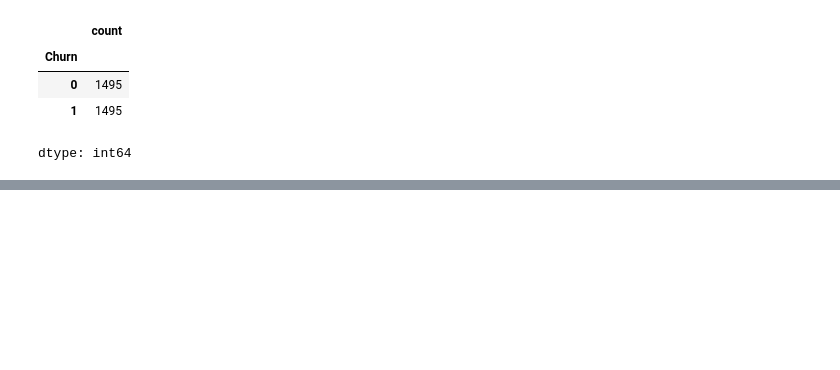
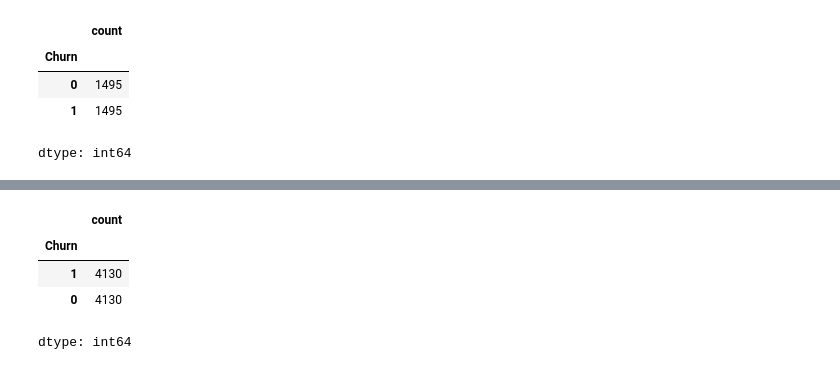
Before and after one commit to SutikshanUpman/Customer-churn-prediction, a Jupyter notebook: main.ipynb, the cells around one changed output, grey strips where cells are left out. Saved outputs shown, nothing was run; the diff lists cells and outputs as text; code cells hidden in the pictures; blank space fills up the shorter version.

```diff
--- a/main.ipynb
+++ b/main.ipynb
@@ -499,0 +508,8 @@ df_test_over = pd.concat([df_count_0, df_class_1_over], axis=0)
+# %%
+y_train.value_counts()
+# %% [output]
+|  | count |
+| Churn |  |
+| 1 | 4130 |
+| 0 | 4130 |
+dtype: int64
```
Also changed, not shown: parts of 35 cells of this notebook.
